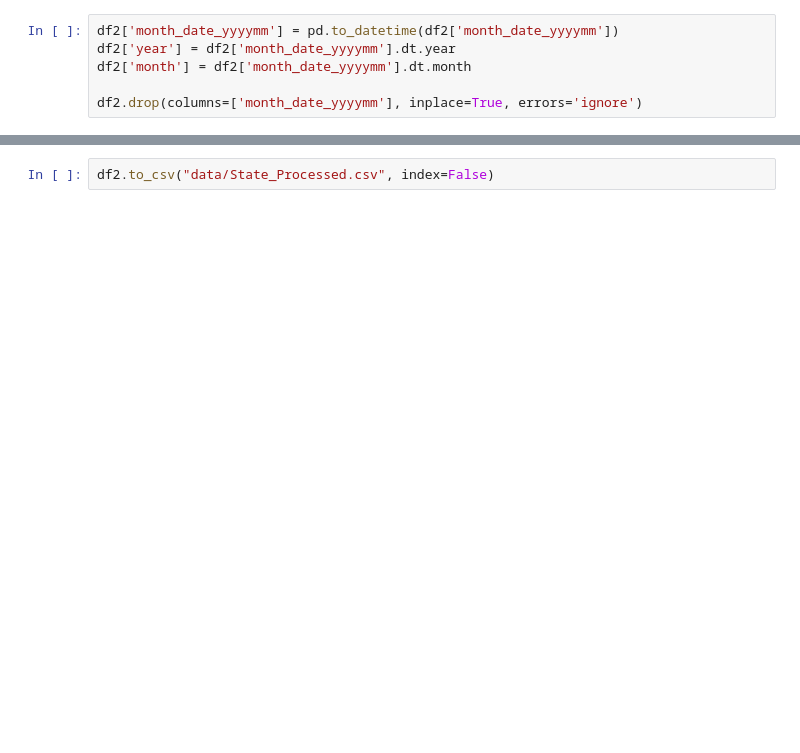
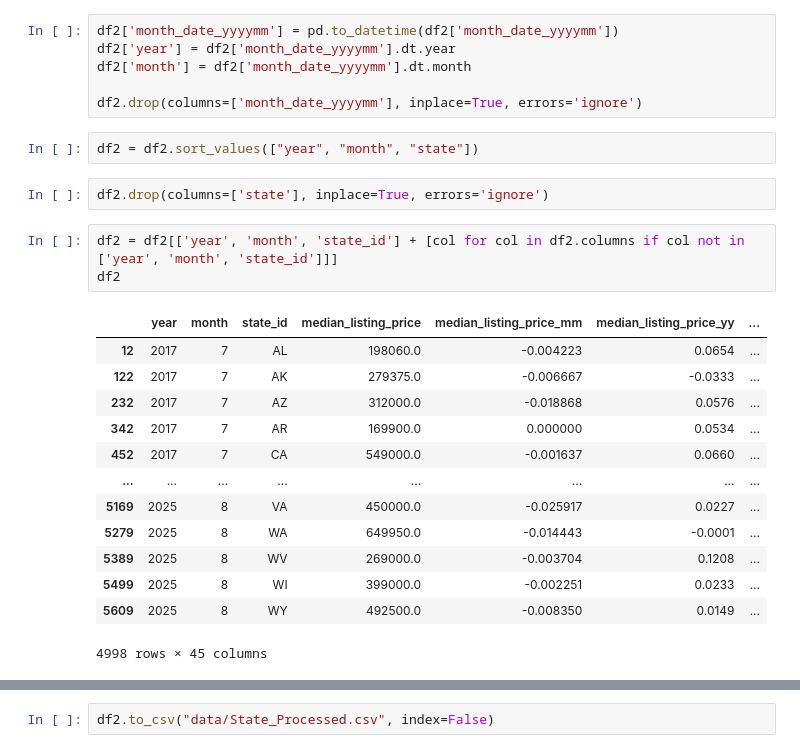
Before and after one commit to Real-Estate-Insight-Platform-Project/AI-ML-Services, a Jupyter notebook: forecasting_engine/preprocessing.ipynb, the cells around one changed output, grey strips where cells are left out. Drawn from its saved outputs; the diff is of its cells as text; blank space fills up the shorter version.

```diff
--- a/forecasting_engine/preprocessing.ipynb
+++ b/forecasting_engine/preprocessing.ipynb
@@ -351,3 +223,24 @@ df2['year'] = df2['month_date_yyyymm'].dt.year
 df2['month'] = df2['month_date_yyyymm'].dt.month
 
 df2.drop(columns=['month_date_yyyymm'], inplace=True, errors='ignore')
+# %%
+df2 = df2.sort_values(["year", "month", "state"])
+# %%
+df2.drop(columns=['state'], inplace=True, errors='ignore')
+# %%
+df2 = df2[['year', 'month', 'state_id'] + [col for col in df2.columns if col not in ['year', 'month', 'state_id']]]
+df2
+# %% [output]
+|  | year | month | state_id | median_listing_price | median_listing_price_mm | median_listing_price_yy | ... |
+| 12 | 2017 | 7 | AL | 198060.0 | -0.004223 | 0.0654 | ... |
+| 122 | 2017 | 7 | AK | 279375.0 | -0.006667 | -0.0333 | ... |
+| 232 | 2017 | 7 | AZ | 312000.0 | -0.018868 | 0.0576 | ... |
+| 342 | 2017 | 7 | AR | 169900.0 | 0.000000 | 0.0534 | ... |
+| 452 | 2017 | 7 | CA | 549000.0 | -0.001637 | 0.0660 | ... |
+| ... | ... | ... | ... | ... | ... | ... | ... |
+| 5169 | 2025 | 8 | VA | 450000.0 | -0.025917 | 0.0227 | ... |
+| 5279 | 2025 | 8 | WA | 649950.0 | -0.014443 | -0.0001 | ... |
+| 5389 | 2025 | 8 | WV | 269000.0 | -0.003704 | 0.1208 | ... |
+| 5499 | 2025 | 8 | WI | 399000.0 | -0.002251 | 0.0233 | ... |
+| 5609 | 2025 | 8 | WY | 492500.0 | -0.008350 | 0.0149 | ... |
+4998 rows × 45 columns
```
Also changed, not shown: parts of 19 cells of this notebook, 7 other files.
